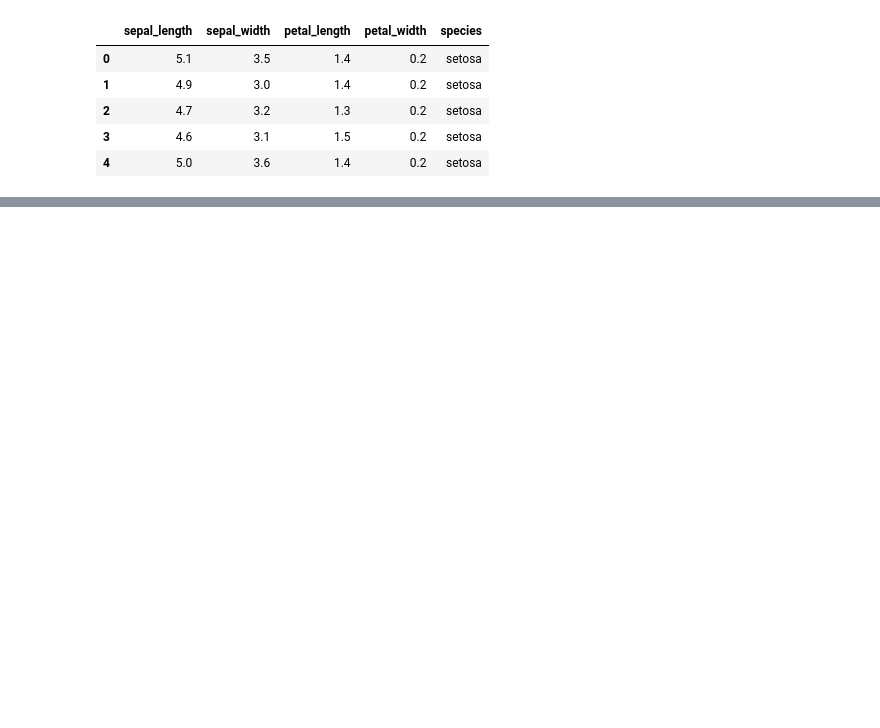
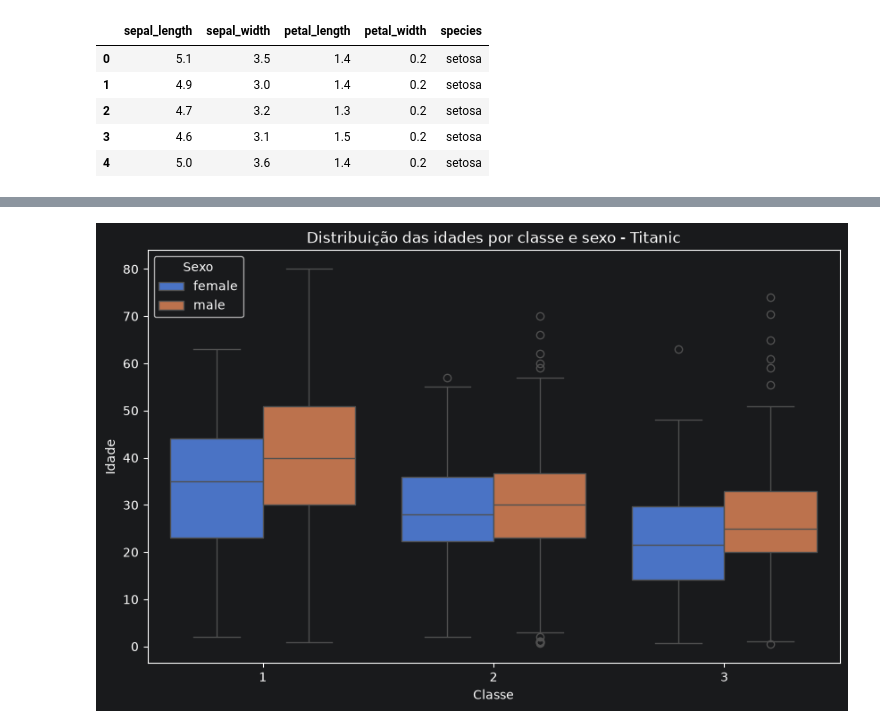
Before and after one commit to caiosemblano/C11-Data-Science, a Jupyter notebook: exercicicosComNota/exercicio9.ipynb, the cells around one changed output, grey strips where cells are left out. Saved outputs shown, nothing was run; the diff lists cells and outputs as text; code cells hidden in the pictures; blank space fills up the shorter version.

```diff
--- a/exercicicosComNota/exercicio9.ipynb
+++ b/exercicicosComNota/exercicio9.ipynb
@@ -25,0 +53,10 @@ plt.show()
+# %%
+plt.figure(figsize=(10, 6))
+sns.boxplot(data=titanic, x='pclass', y='age', hue='sex')
+plt.title('Distribuição das idades por classe e sexo - Titanic')
+plt.xlabel('Classe')
+plt.ylabel('Idade')
+plt.legend(title='Sexo')
+plt.show()
+# %% [output]
+[figure, added]
```
Also changed, not shown: parts of 5 cells of this notebook.
